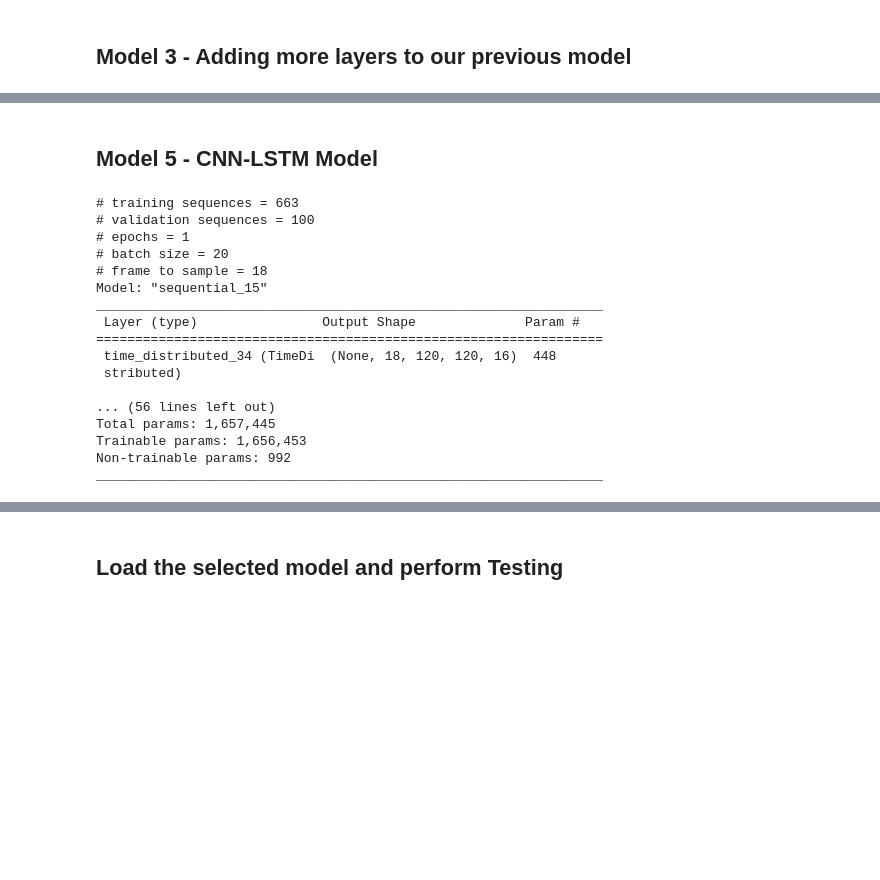
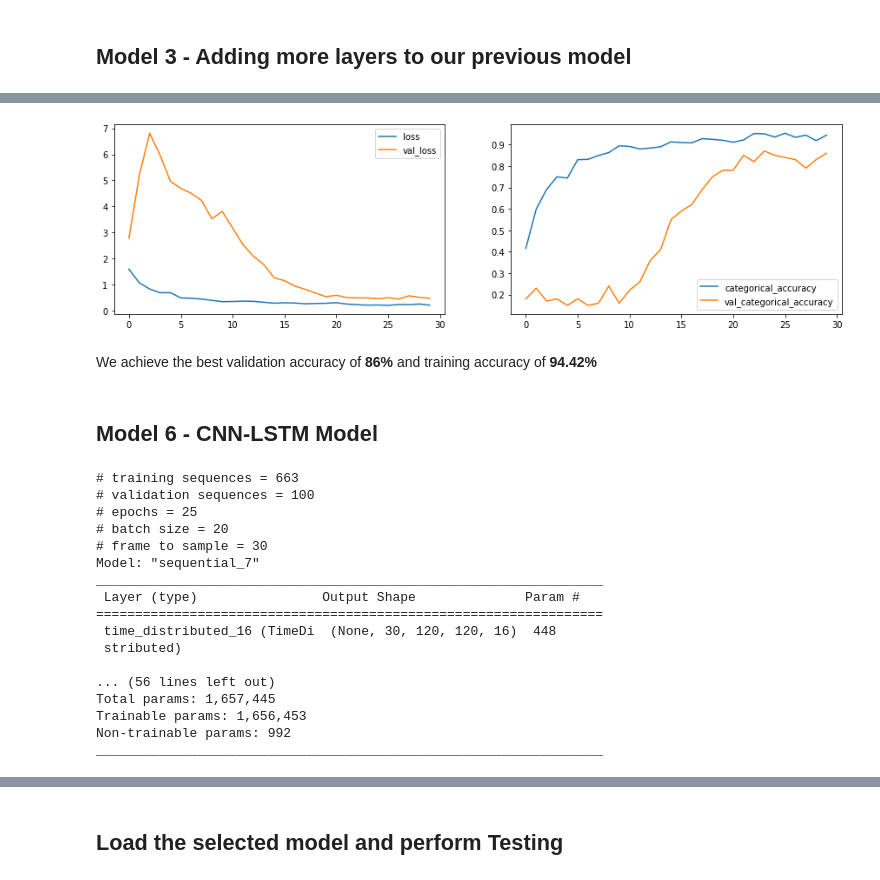
Before and after one commit to ranjitpatra/gesture-recognition, a Jupyter notebook: Gesture-Recognition-Case-study.ipynb, the cells around one changed output, grey strips where cells are left out. Drawn from its saved outputs; the diff is of its cells as text; code cells hidden in the pictures; blank space fills up the shorter version.

Commit message:
Model Changes

```diff
--- a/Gesture-Recognition-Case-study.ipynb
+++ b/Gesture-Recognition-Case-study.ipynb
@@ -669,0 +828,6 @@ We achieve the best validation accuracy of 79%. Let's keep on reducing the param
+# %%
+conv_3d5=Conv3DModel5()
+conv_3d5.init_image_properties(image_height=100,image_width=100)
+conv_3d5.init_hyperparams(frames_to_sample=16,batch_size=20,num_epochs=30)
+conv_3d5_model=conv_3d5.define_model(dense_neurons=64,dropout=0.25)
+conv_3d5_model.summary()
@@ -669,0 +852,3 @@ We achieve the best validation accuracy of 79%. Let's keep on reducing the param
+# %%
+print("Total Params:", conv_3d5_model.count_params())
+training_output_model5=conv_3d5.train(conv_3d5_model)
@@ -670,5 +873,11 @@ We achieve the best validation accuracy of 79%. Let's keep on reducing the param
+# %%
+conv_3d5.plot_accuracy_and_loss(training_output_model5)
+# %% [output]
+[figure, added]
+# %% [markdown]
+We achieve the best validation accuracy of <strong>86%</strong> and training accuracy of <strong>94.42%</strong>
 # %% [markdown]
-## Model 5 - CNN-LSTM Model
+## Model 6 - CNN-LSTM Model
 # %%
 class CNNLSTM1(AbstractModel):
 
@@ -715,20 +924,20 @@ class CNNLSTM1(AbstractModel):
 # %%
 cnn_lstm1=CNNLSTM1()
 cnn_lstm1.init_image_properties(image_height=120,image_width=120)
-cnn_lstm1.init_hyperparams(frames_to_sample=18,batch_size=20,num_epochs=20)
+cnn_lstm1.init_hyperparams(frames_to_sample=30,batch_size=20,num_epochs=25)
 cnn_lstm1_model=cnn_lstm1.define_model(lstm_cells=128,dense_neurons=128,dropout=0.25)
 cnn_lstm1_model.summary()
 # %% [output]
 # training sequences = 663
 # validation sequences = 100
-# epochs = 1
+# epochs = 25
 # batch size = 20
-# frame to sample = 18
-Model: "sequential_15"
+# frame to sample = 30
+Model: "sequential_7"
 _________________________________________________________________
  Layer (type)                Output Shape              Param #
 =================================================================
- time_distributed_34 (TimeDi  (None, 18, 120, 120, 16)  448
+ time_distributed_16 (TimeDi  (None, 30, 120, 120, 16)  448
  stributed)
 
 ... (56 lines left out)
```
Also changed, not shown: parts of 45 cells of this notebook, 8 other files.
